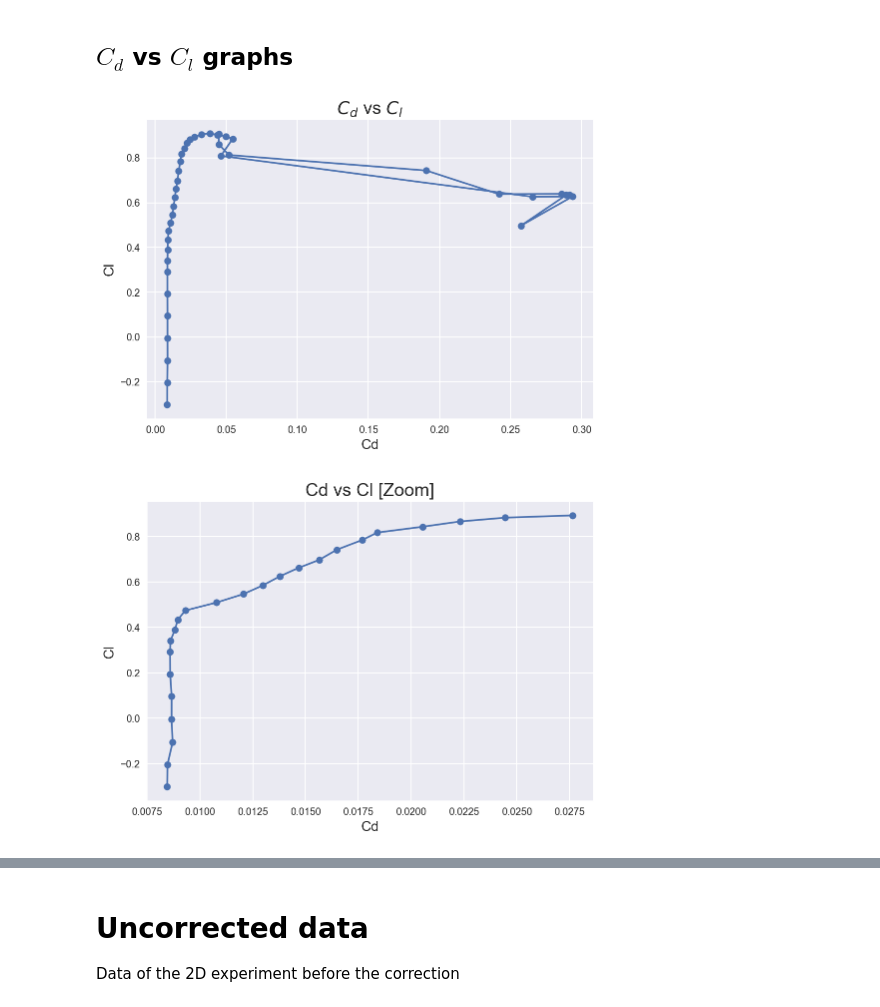
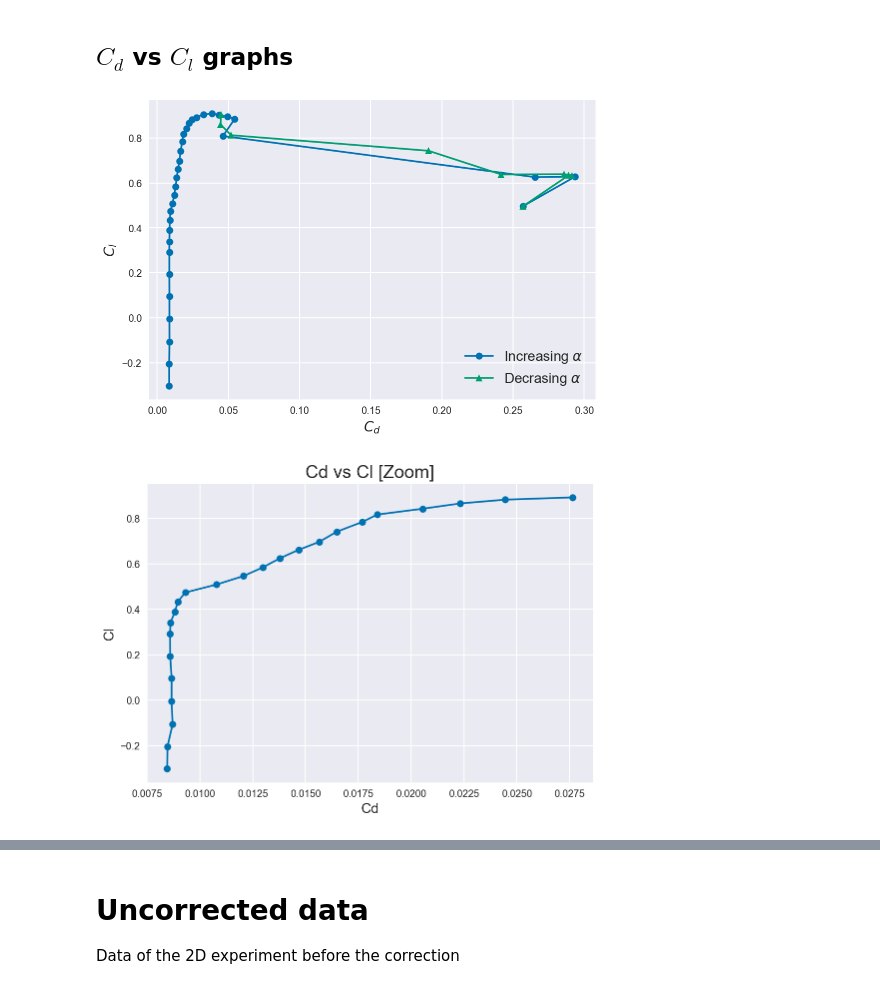
Before and after one commit to iamlucassantos/WindTunnelTest, a Jupyter notebook: IR/PressureReader2D.ipynb, the cells around one changed output, grey strips where cells are left out. Saved outputs shown, nothing was run; the diff lists cells and outputs as text; code cells hidden in the pictures.

```diff
--- a/IR/PressureReader2D.ipynb
+++ b/IR/PressureReader2D.ipynb
@@ -40,19 +55,22 @@ plt.show()
 ## $C_d$ vs $C_l$ graphs
 # %%
 
-plt.title('$C_d$ vs $C_l$')
-plt.plot(data['Cd'][1:].to_numpy(dtype='float'),data['Cl'][1:].to_numpy(dtype='float'),  marker="o")
-plt.xlabel("Cd")
-plt.ylabel("Cl")
+# plt.title('$C_d$ vs $C_l$')
+plt.plot(data['Cd'][1:34].to_numpy(dtype='float'),data['Cl'][1:34].to_numpy(dtype='float'),  marker="o", label='Increasing $α$')
+plt.plot(data['Cd'][33:].to_numpy(dtype='float'),data['Cl'][33:].to_numpy(dtype='float'),  marker="^", label='Decrasing $α$')
+plt.xlabel("$C_d$")
+plt.ylabel("$C_l$")
+plt.legend(loc=4)
 plt.grid(True)
+plt.savefig("clcdaCorrected.png",dpi=200 )
 plt.show()
 
 plt.title('Cd vs Cl [Zoom]')
 plt.plot(data['Cd'][1:25].to_numpy(dtype='float'),data['Cl'][1:25].to_numpy(dtype='float'),  marker="o")
 plt.xlabel("Cd")
 plt.ylabel("Cl")
 plt.grid(True)
 plt.show()
 # %% [output]
-[figure, old version]
+[figure, new version]
-[figure, old version]
+[figure, new version]
```
Also changed, not shown: parts of 9 cells of this notebook.
